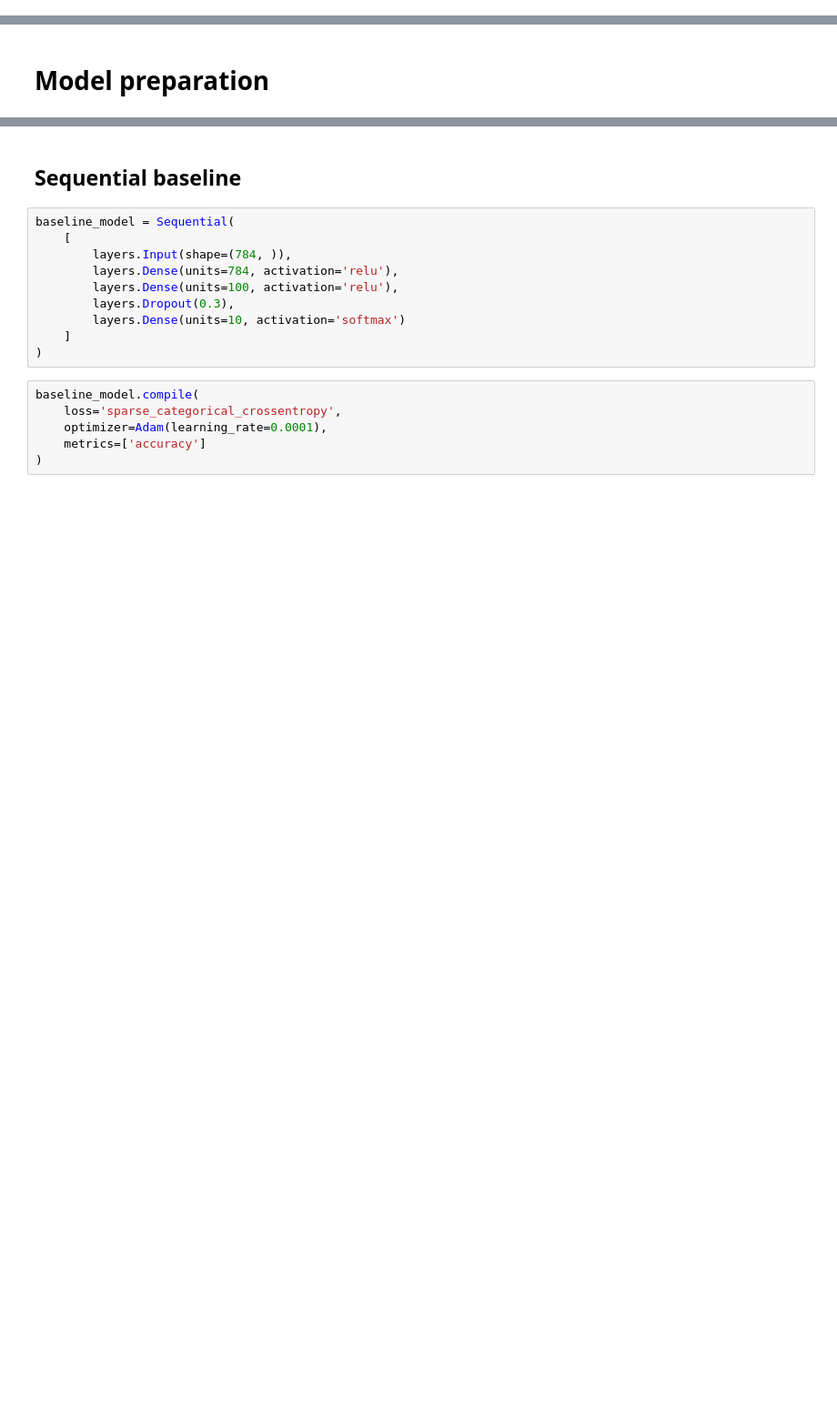
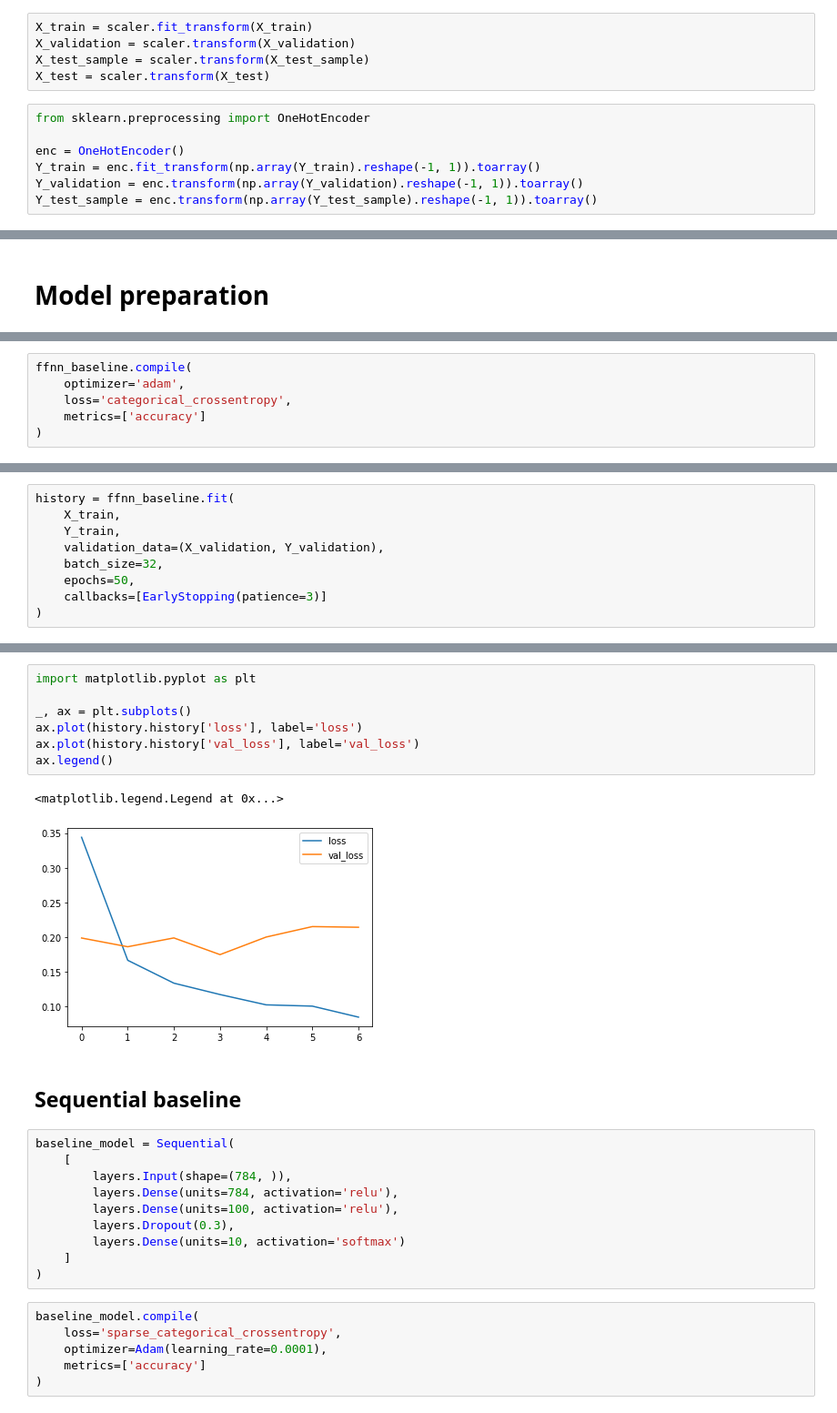
Before and after one commit to PashaIanko/Kaggle.DigitRecognizer, a Jupyter notebook: 0_baseline.ipynb, the cells around one changed output, grey strips where cells are left out. Shown at 91% size. Saved outputs shown, nothing was run; the diff lists cells and outputs as text; blank space fills up the shorter version.

Commit message:
FFNN baseline 94%

```diff
--- a/0_baseline.ipynb
+++ b/0_baseline.ipynb
@@ -278 +244,13 @@ X_test = resize(X_test)
+# %%
+X_train = scaler.fit_transform(X_train)
+X_validation = scaler.transform(X_validation)
+X_test_sample = scaler.transform(X_test_sample)
+X_test = scaler.transform(X_test)
+# %%
+from sklearn.preprocessing import OneHotEncoder
+
+enc = OneHotEncoder()
+Y_train = enc.fit_transform(np.array(Y_train).reshape(-1, 1)).toarray()
+Y_validation = enc.transform(np.array(Y_validation).reshape(-1, 1)).toarray()
+Y_test_sample = enc.transform(np.array(Y_test_sample).reshape(-1, 1)).toarray()
 # %%
@@ -329,0 +346,6 @@ manager.save_to_csv(
+# %%
+ffnn_baseline.compile(
+    optimizer='adam',
+    loss='categorical_crossentropy',
+    metrics=['accuracy']
+)
@@ -329,0 +358,9 @@ manager.save_to_csv(
+# %%
+history = ffnn_baseline.fit(
+    X_train,
+    Y_train,
+    validation_data=(X_validation, Y_validation),
+    batch_size=32,
+    epochs=50,
+    callbacks=[EarlyStopping(patience=3)]
+)
@@ -330,3 +382,13 @@ manager.save_to_csv(
+# %%
+import matplotlib.pyplot as plt
+
+_, ax = plt.subplots()
+ax.plot(history.history['loss'], label='loss')
+ax.plot(history.history['val_loss'], label='val_loss')
+ax.legend()
+# %% [output]
+<matplotlib.legend.Legend at 0x...>
+[figure, added]
 # %% [markdown]
 ## Sequential baseline
 # %%
```
Also changed, not shown: parts of 36 cells of this notebook.
